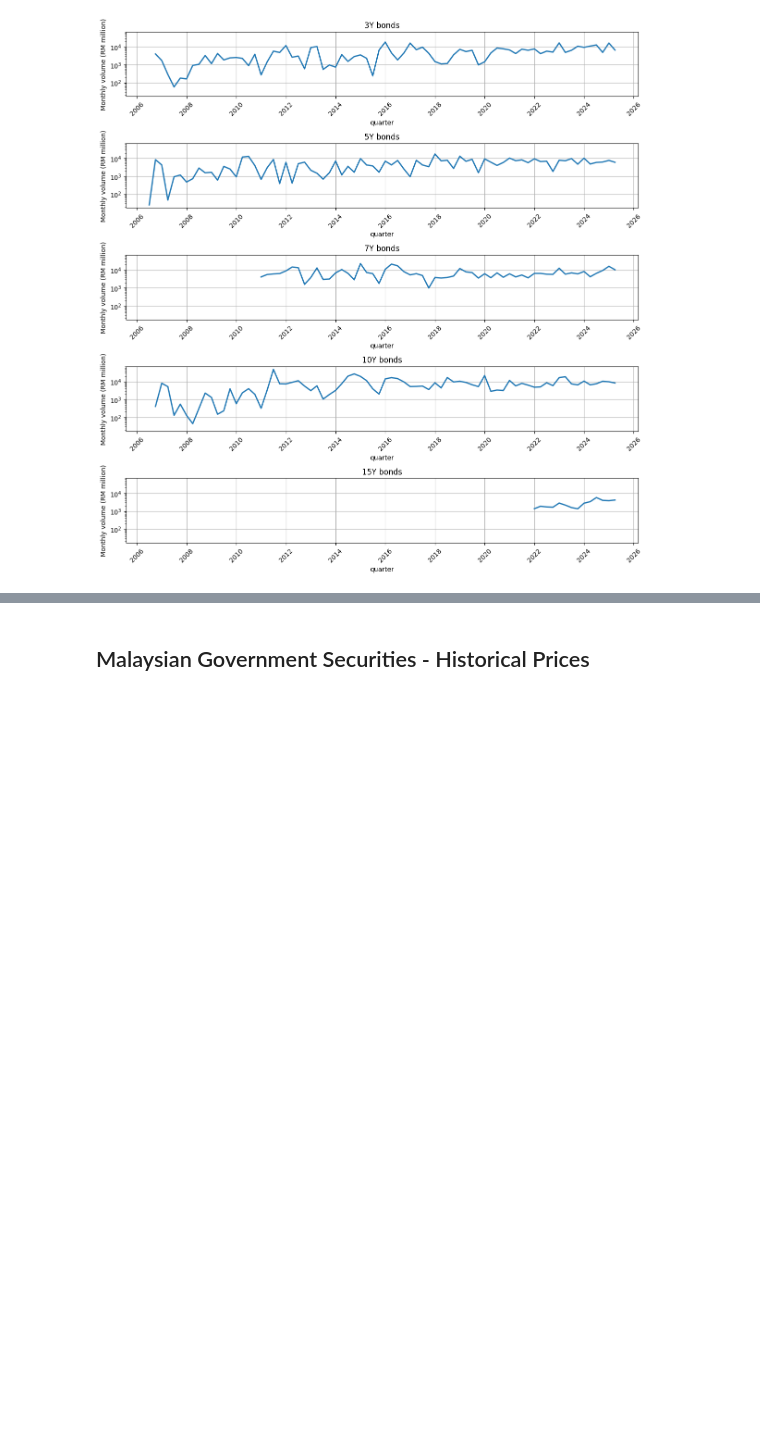
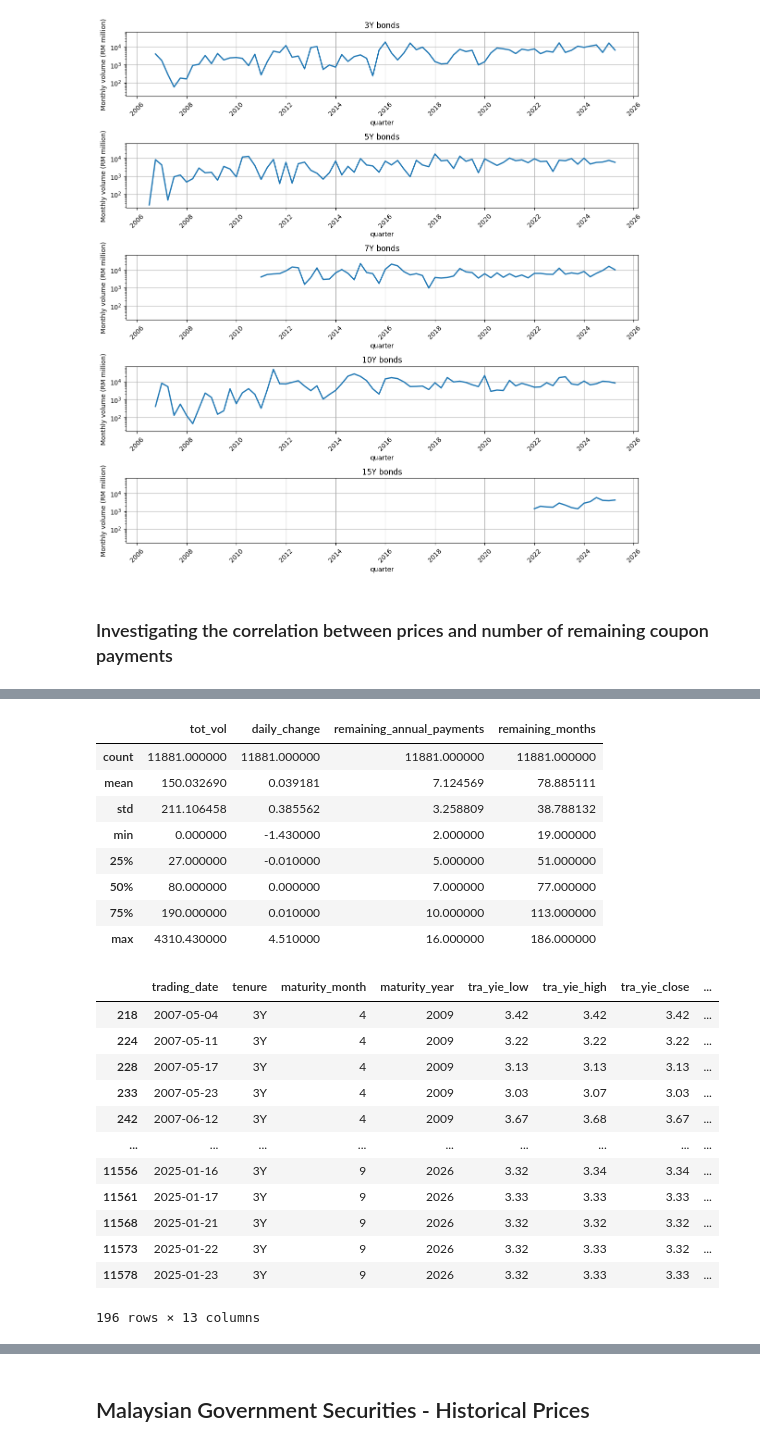
Before and after one commit to AbdulHafiiz/malaysia-economy-tracker, a Jupyter notebook: visualisations/bonds.ipynb, the cells around one changed output, grey strips where cells are left out. Drawn from its saved outputs; the diff is of its cells as text; code cells hidden in the pictures; blank space fills up the shorter version.

```diff
--- a/visualisations/bonds.ipynb
+++ b/visualisations/bonds.ipynb
@@ -206,3 +206,24 @@ for idx, tenure in enumerate(tenure_list):
     plt.grid(True);
 # %% [output]
 [figure]
+# %% [markdown]
+### Investigating the correlation between prices and number of remaining coupon payments
+# %%
+issues_corr = gov_issues_df.assign(**{
+    'issued_date': pd.to_datetime(gov_issues_df.apply(lambda row: f"{row['maturity_year'] - int(row['tenure'][:-1])}-{row['maturity_month']}-01", axis=1)),
+    'remaining_annual_payments': gov_issues_df['maturity_year'] - gov_issues_df['trading_date'].dt.year + (gov_issues_df['maturity_month'] >= gov_issues_df['trading_date'].dt.month).astype(int),
+    'remaining_months': 12 * (gov_issues_df['maturity_year'] - gov_issues_df['trading_date'].dt.year) + (gov_issues_df['maturity_month'] - gov_issues_df['trading_date'].dt.month),
+})
+
+display(
+    issues_corr.loc[:, [
+        'tra_yie_low', 'tra_yie_high', 'tra_yie_close',
+        'tot_vol', 'daily_change', 'remaining_annual_payments',
+        'remaining_months'
+    ]].corr()
+)
+
+display(issues_corr.loc[:, ['tot_vol', 'daily_change', 'remaining_annual_payments', 'remaining_months']].describe())
+
+issues_corr[issues_corr['remaining_annual_payments'] == 2]
+# %% [output]
@@ -208,0 +238,22 @@ for idx, tenure in enumerate(tenure_list):
+|  | tot_vol | daily_change | remaining_annual_payments | remaining_months |
+| count | 11881.000000 | 11881.000000 | 11881.000000 | 11881.000000 |
+| mean | 150.032690 | 0.039181 | 7.124569 | 78.885111 |
+| std | 211.106458 | 0.385562 | 3.258809 | 38.788132 |
+| min | 0.000000 | -1.430000 | 2.000000 | 19.000000 |
+| 25% | 27.000000 | -0.010000 | 5.000000 | 51.000000 |
+| 50% | 80.000000 | 0.000000 | 7.000000 | 77.000000 |
+| 75% | 190.000000 | 0.010000 | 10.000000 | 113.000000 |
+| max | 4310.430000 | 4.510000 | 16.000000 | 186.000000 |
+|  | trading_date | tenure | maturity_month | maturity_year | tra_yie_low | tra_yie_high | tra_yie_close | ... |
+| 218 | 2007-05-04 | 3Y | 4 | 2009 | 3.42 | 3.42 | 3.42 | ... |
+| 224 | 2007-05-11 | 3Y | 4 | 2009 | 3.22 | 3.22 | 3.22 | ... |
+| 228 | 2007-05-17 | 3Y | 4 | 2009 | 3.13 | 3.13 | 3.13 | ... |
+| 233 | 2007-05-23 | 3Y | 4 | 2009 | 3.03 | 3.07 | 3.03 | ... |
+| 242 | 2007-06-12 | 3Y | 4 | 2009 | 3.67 | 3.68 | 3.67 | ... |
+| ... | ... | ... | ... | ... | ... | ... | ... | ... |
+| 11556 | 2025-01-16 | 3Y | 9 | 2026 | 3.32 | 3.34 | 3.34 | ... |
+| 11561 | 2025-01-17 | 3Y | 9 | 2026 | 3.33 | 3.33 | 3.33 | ... |
+| 11568 | 2025-01-21 | 3Y | 9 | 2026 | 3.32 | 3.32 | 3.32 | ... |
+| 11573 | 2025-01-22 | 3Y | 9 | 2026 | 3.32 | 3.33 | 3.32 | ... |
+| 11578 | 2025-01-23 | 3Y | 9 | 2026 | 3.32 | 3.33 | 3.33 | ... |
+196 rows × 13 columns
```
Also changed, not shown: parts of 3 cells of this notebook.
